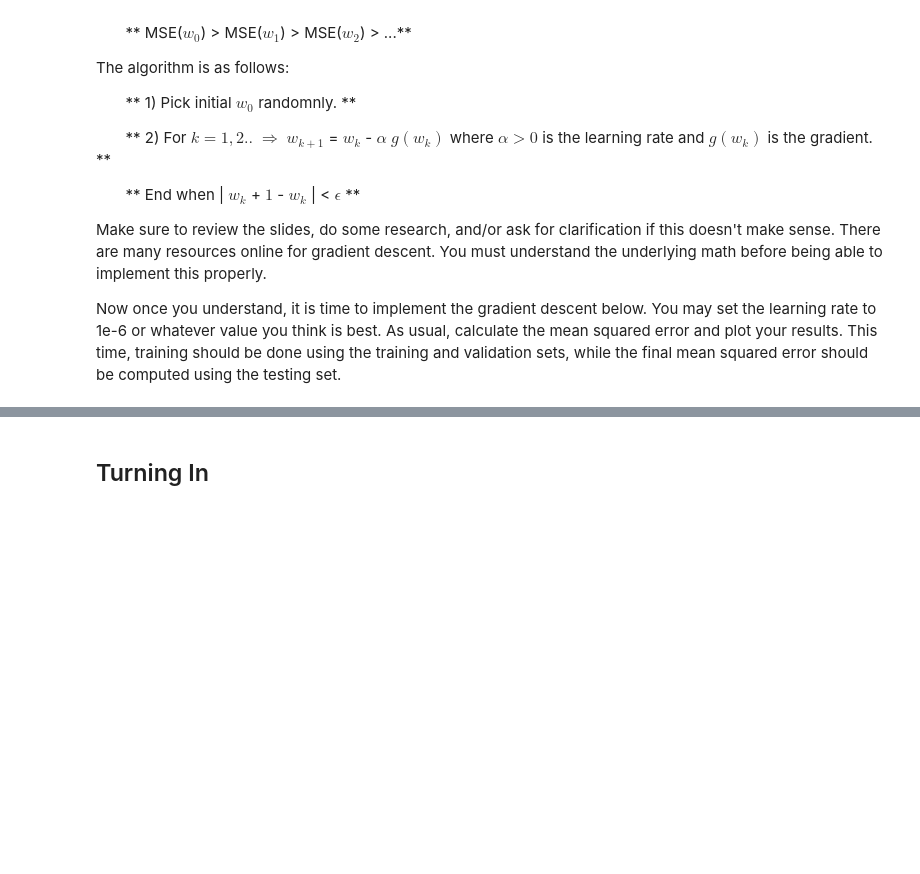
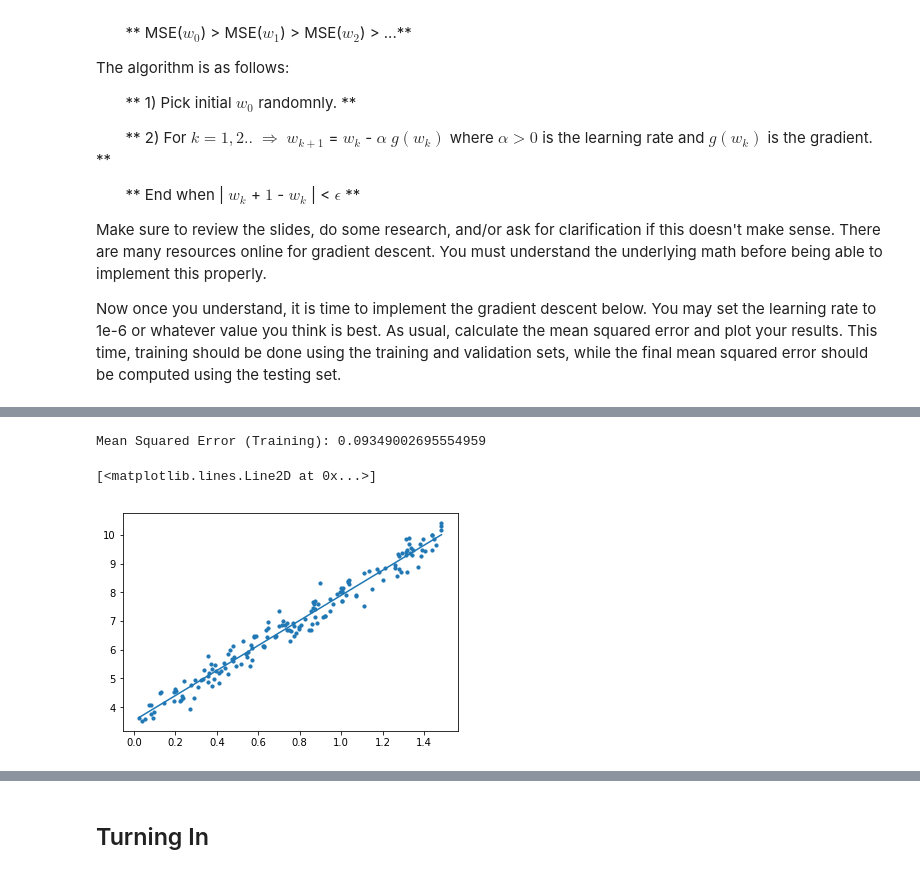
Before and after one commit to McGillAISociety/mais-bootcamp-w2019, a Jupyter notebook: Assignment2/Assignment 2.ipynb, the cells around one changed output, grey strips where cells are left out. Cells and saved outputs as stored; diff of their text form; code cells hidden in the pictures; blank space fills up the shorter version.

```diff
--- a/Assignment2/Assignment 2.ipynb
+++ b/Assignment2/Assignment 2.ipynb
@@ -311,25 +313,3 @@ The algorithm is as follows:
 Make sure to review the slides, do some research, and/or ask for clarification if this doesn't make sense. There are many resources online for gradient descent. You must understand the underlying math before being able to implement this properly.
 
 Now once you understand, it is time to implement the gradient descent below. You may set the learning rate to 1e-6 or whatever value you think is best. As usual, calculate the mean squared error and plot your results. This time, training should be done using the training and validation sets, while the final mean squared error should be computed using the testing set.
-# %%
-### YOUR CODE HERE - Implement gradient decent
-###we can assume the weight to be w=[m,b].
-import random
-#Creates a weight randomly
-w=np.array([0,0])
-
-#Set learning rate to be 1e-6
-alpha = 10**-6
-e=10**-5
-
-def gradient(W,X, Y):
-    return np.matmul(np.matmul(np.transpose(X), X), W) - np.matmul(np.transpose(X), Y)
-
-def descent(w,x,y):
-    while True:
-        w1=w-alpha*gradient(w,x,y)
-        if (abs(w1-w).all()<e):
-            return w
-        w=w1
-
-w=descent(w,x_train,y_train)
@@ -374,0 +316,23 @@ RMSE is : 52.86781116648335
+# %%
+### YOUR CODE HERE - Implement gradient decent
+###we can assume the weight to be w=[m,b].
+def gradient_descent(X,y,alpha = 10**-6, eps = 10**-6):
+    W = np.array([1,1]) #Initializes the array with "random" values
+    epsi = np.array([eps,eps]) #create an array of epsilon to compare it with
+    while True:#keeps looping until smaller than epsilon
+        w1=W - (alpha * (np.matmul(np.matmul(np.transpose(X), X), W) - np.matmul(np.transpose(X), y)))
+        if ((abs(w1-W)).all()<epsi.all()): #checks if smaller than eps
+            return W
+        W=w1 #if not, update weights
+
+w=gradient_descent(x_train, y_train)
+# %%
+### YOUR CODE HERE - Calculate the the mean squared error and plot the results.
+pred_train_v = np.matmul(w, np.transpose(x_train))
+print("Mean Squared Error (Training): {}".format(mean_squared_error(pred_train_v, train[1])))
+plt.scatter(train[0],train[1],s=10)
+plt.plot(train[0],pred_train_v)
+# %% [output]
+Mean Squared Error (Training): 0.09349002695554959
+[<matplotlib.lines.Line2D at 0x...>]
+[figure, added]
```
Also changed, not shown: parts of 6 cells of this notebook, 2 other files.
